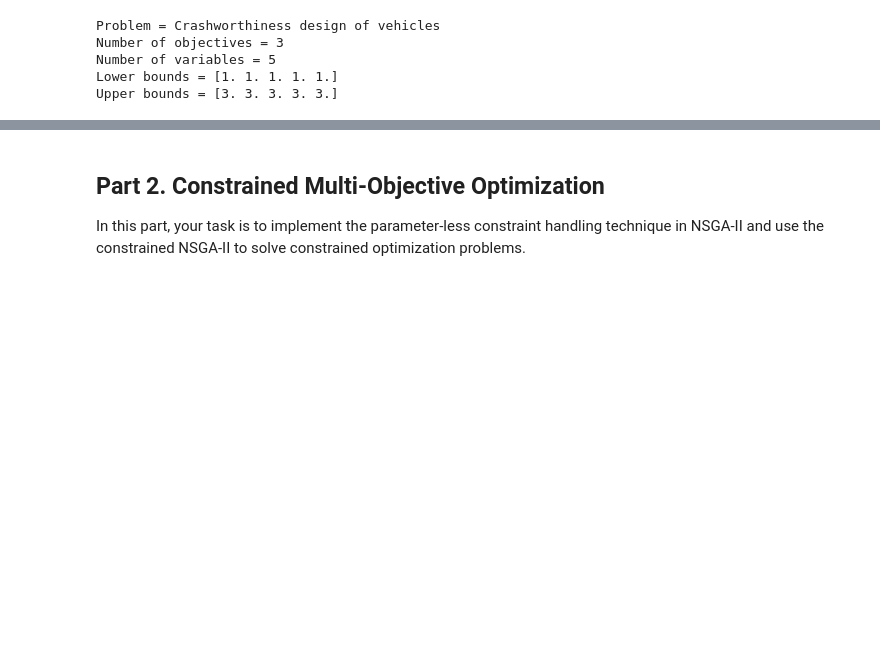
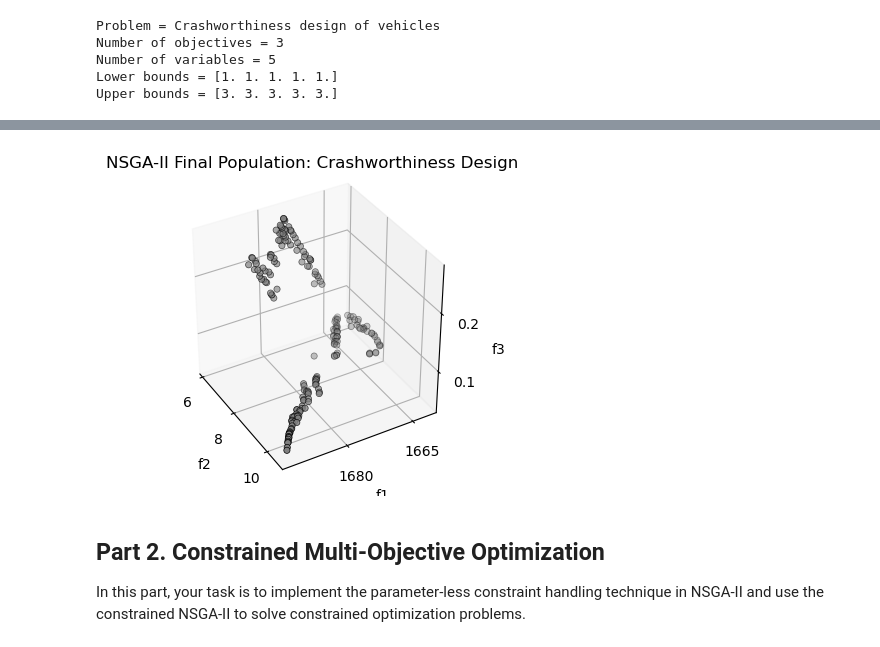
Before and after one commit to yiichu03/ceg5302, a Jupyter notebook: CEG5302_Group_Project.ipynb, the cells around one changed output, grey strips where cells are left out. Drawn from its saved outputs; the diff is of its cells as text; code cells hidden in the pictures; blank space fills up the shorter version.

```diff
--- a/CEG5302_Group_Project.ipynb
+++ b/CEG5302_Group_Project.ipynb
@@ -329,7 +476,38 @@ f(x) = [[1.68427956e+03 1.08166384e+01 1.03034075e-01]
 #   2. Use NSGA-II to solve the crashworthiness design problem
 #   3. Plot the final population `optimum_fx` in the objective space
 #   4. Share your thoughts on the questions above.
+# Create problem and optimizer instances
+prob_crash = CrashworthinessDesign()
+optimizer_crash = NSGA2(prob=prob_crash, pop_size=200, prob_cross=0.9, dist_index_cross=20, prob_mut=0.2)
+
+# Run NSGA-II (use a moderate number of generations for demonstration)
+optimum_x_crash, optimum_fx_crash = optimizer_crash.run(prob_crash, max_gen=300)
 #-----------END-----------#
+# %%
+import matplotlib.pyplot as plt
+
+fig = plt.figure(figsize=(6, 8))
+ax = fig.add_subplot(111, projection='3d')
+
+ax.scatter(optimum_fx_crash[:, 1],  # f2: accel
+           optimum_fx_crash[:, 0],  # f1: weight
+           optimum_fx_crash[:, 2],  # f3: intrusion
+           c='gray', edgecolor='black', linewidths=0.5)
+
+ax.set_xlabel('f2', labelpad=5)
+ax.set_ylabel('f1', labelpad=5)
+ax.set_zlabel('f3', labelpad=5)
+ax.invert_xaxis()
+ax.xaxis.set_major_locator(plt.MaxNLocator(3))
+ax.yaxis.set_major_locator(plt.MaxNLocator(3))
+ax.zaxis.set_major_locator(plt.MaxNLocator(3))
+ax.set_title('NSGA-II Final Population: Crashworthiness Design')
+ax.view_init(elev=35, azim=150)
+ax.set_box_aspect([1, 1, 1])
+plt.subplots_adjust(left=0, right=0.5, bottom=0, top=1)
+plt.show()
+# %% [output]
+[figure, added]
 # %% [markdown]
 ## Part 2. Constrained Multi-Objective Optimization
 
```
Also changed, not shown: parts of 9 cells of this notebook.
